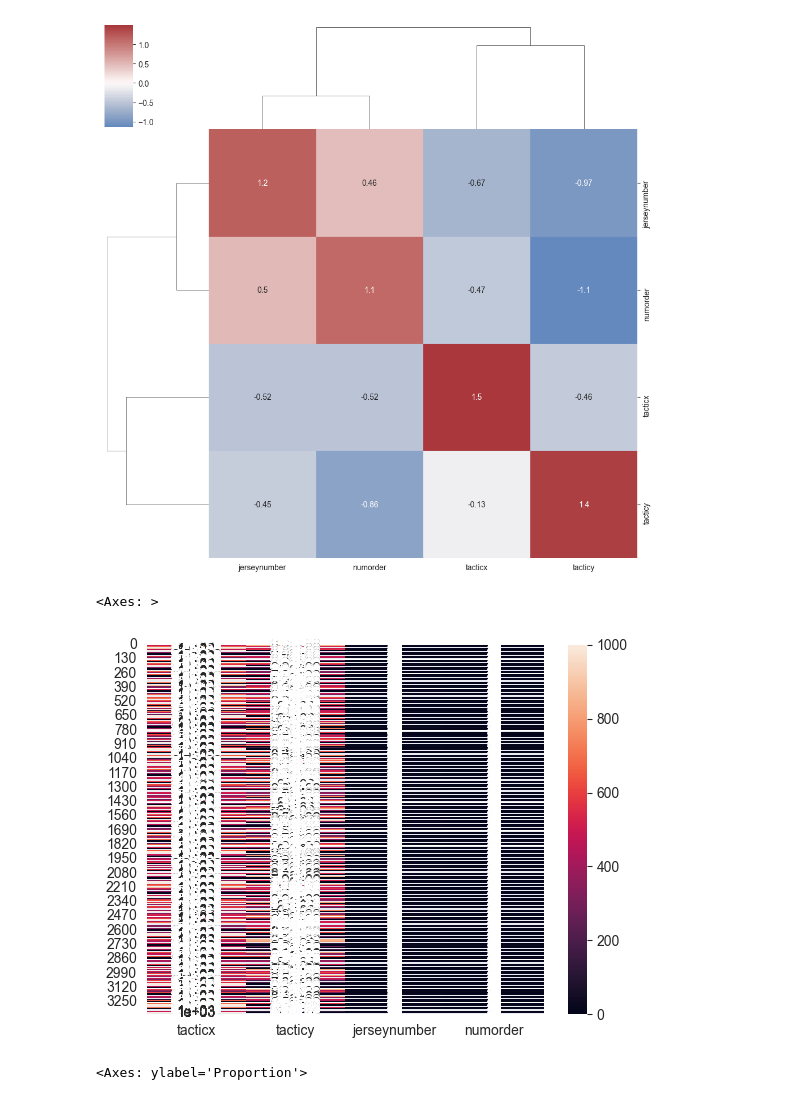
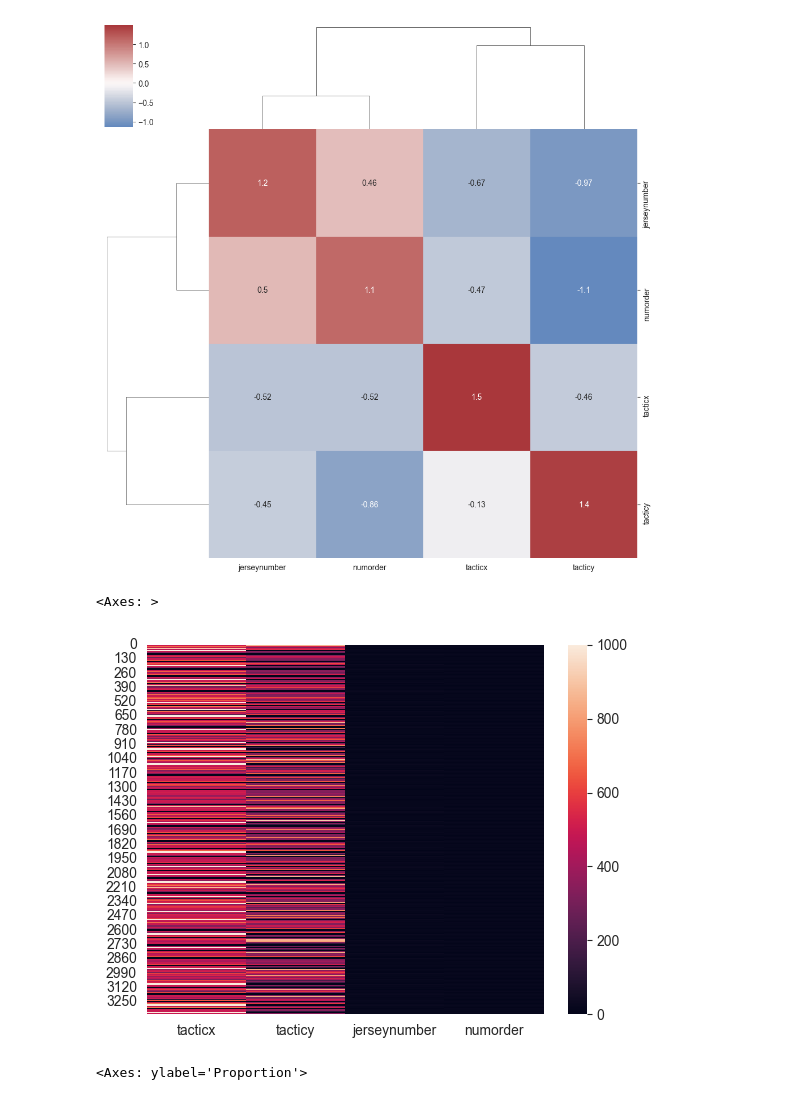
Before and after one commit to SFETNI/Omdena-UEFAEURO2024, a Jupyter notebook: task2-data-analysis/match_line_ups.ipynb, the cells around one changed output. Drawn from its saved outputs; the diff is of its cells as text; code cells hidden in the pictures.

Commit message:
https://dagshub.com/Omdena/TunisiaLocalChapter_UEFAEURO2024.git

```diff
--- a/task2-data-analysis/match_line_ups.ipynb
+++ b/task2-data-analysis/match_line_ups.ipynb
@@ -4,7 +4,7 @@ import pandas as pd
 import matplotlib.pyplot as plt
 import seaborn as sns
 # %%
-match_line_ups = pd.read_csv("/Users/tsovinarbabakhanyan/Desktop/TunisiaLocalChapter_UEFAEURO2024/match_line_upssets/match_line_ups.csv")
+match_line_ups = pd.read_csv("//Users/tsovinarbabakhanyan/Desktop/TunisiaLocalChapter_UEFAEURO2024/Datasets/match_line_ups.csv")
 # %%
 match_line_ups.info()
 # %% [output]
@@ -84,6 +84,12 @@ tacticy            1019
 numorder           1019
 isbooked           3364
 dtype: int64
+# %%
+numeric_columns = match_line_ups.select_dtypes(include=['number']).columns
+categorical_columns = match_line_ups.select_dtypes(include=['object']).columns
+
+match_line_ups[numeric_columns] = match_line_ups[numeric_columns].fillna(match_line_ups[numeric_columns].mean())
+match_line_ups[categorical_columns]=match_line_ups[categorical_columns].fillna(match_line_ups[categorical_columns].mode())
 # %%
 match_line_ups.nunique()
 # %% [output]
@@ -226,10 +232,10 @@ sns.clustermap(data=data1.corr(),z_score=0, cmap="vlag", center=0,annot=True)
 <seaborn.matrix.ClusterGrid at 0x...>
 [figure]
 # %%
-sns.heatmap(data=data1,annot=True)
+sns.heatmap(data=data1)
 # %% [output]
 <Axes: >
-[figure, old version]
+[figure, new version]
 # %%
 sns.ecdfplot(data=match_line_ups)
 # %% [output]
```
Also changed, not shown: parts of 18 cells of this notebook.
